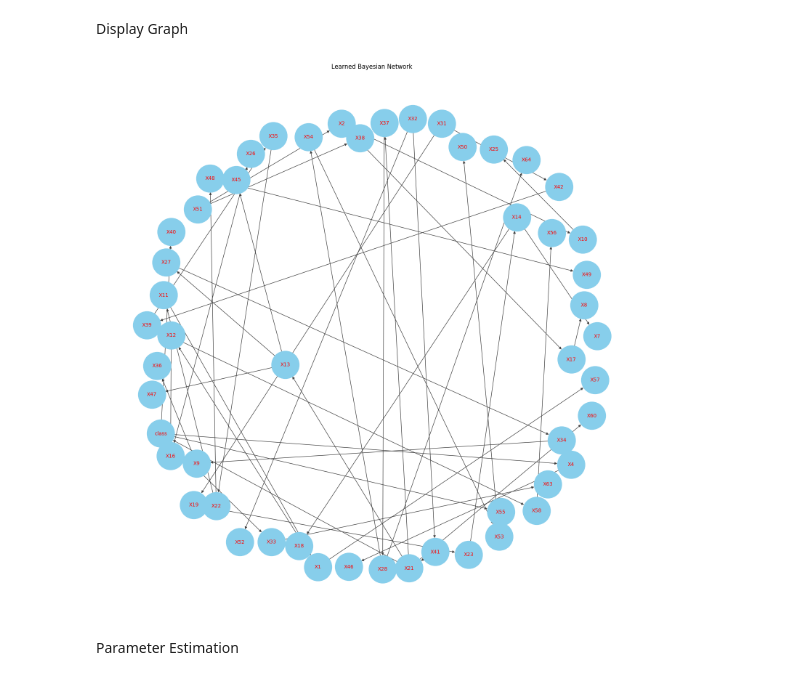
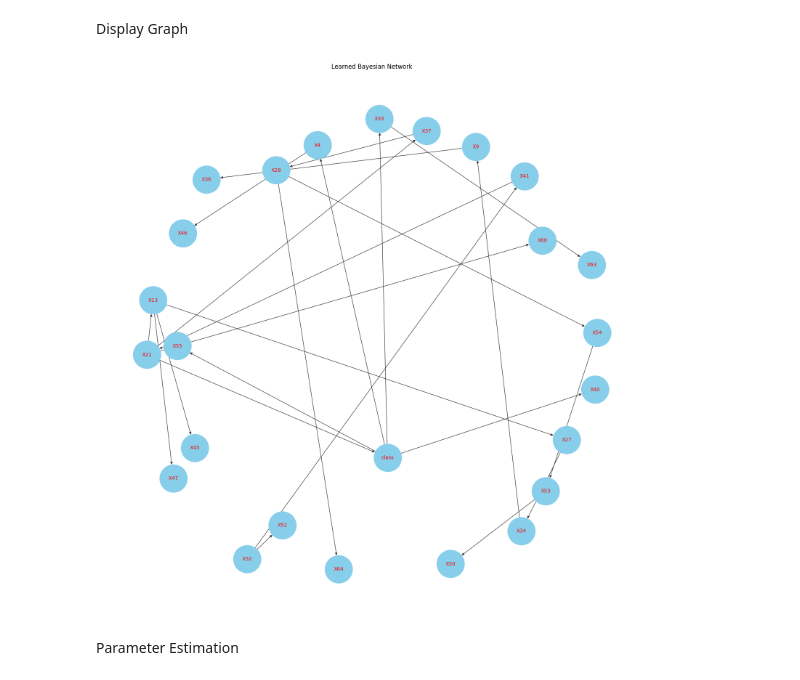
Before and after one commit to Zach-schwark/PGM_Assignment, a Jupyter notebook: Bayesian.ipynb, the cells around one changed output. Saved outputs shown, nothing was run; the diff lists cells and outputs as text; code cells hidden in the pictures.

Commit message:
small fixes - final model

```diff
--- a/Bayesian.ipynb
+++ b/Bayesian.ipynb
@@ -409,14 +409,22 @@ print(model.edges())
 # %% [markdown]
 Display Graph
 # %%
+active_trail_nodes = model.active_trail_nodes('class')['class']
+active_trail_nodes_list = list(active_trail_nodes)
+original_nodes = list(model.nodes())
+for node in original_nodes:
+    if node not in active_trail_nodes_list:
+        model.remove_node(node)
+
+
 nx_graph = nx.DiGraph(model.edges())
 pos = nx.spring_layout(nx_graph,2)
 plt.figure(figsize=(15, 15))
 nx.draw(nx_graph, pos, with_labels=True, node_size=3000, node_color = 'skyblue', edge_color='#424242',font_size=10,font_color='red')
 plt.title('Learned Bayesian Network')
 plt.show()
 # %% [output]
-[figure, old version]
+[figure, new version]
 # %% [markdown]
 Parameter Estimation
 # %%
```
Also changed, not shown: parts of 4 cells of this notebook.
